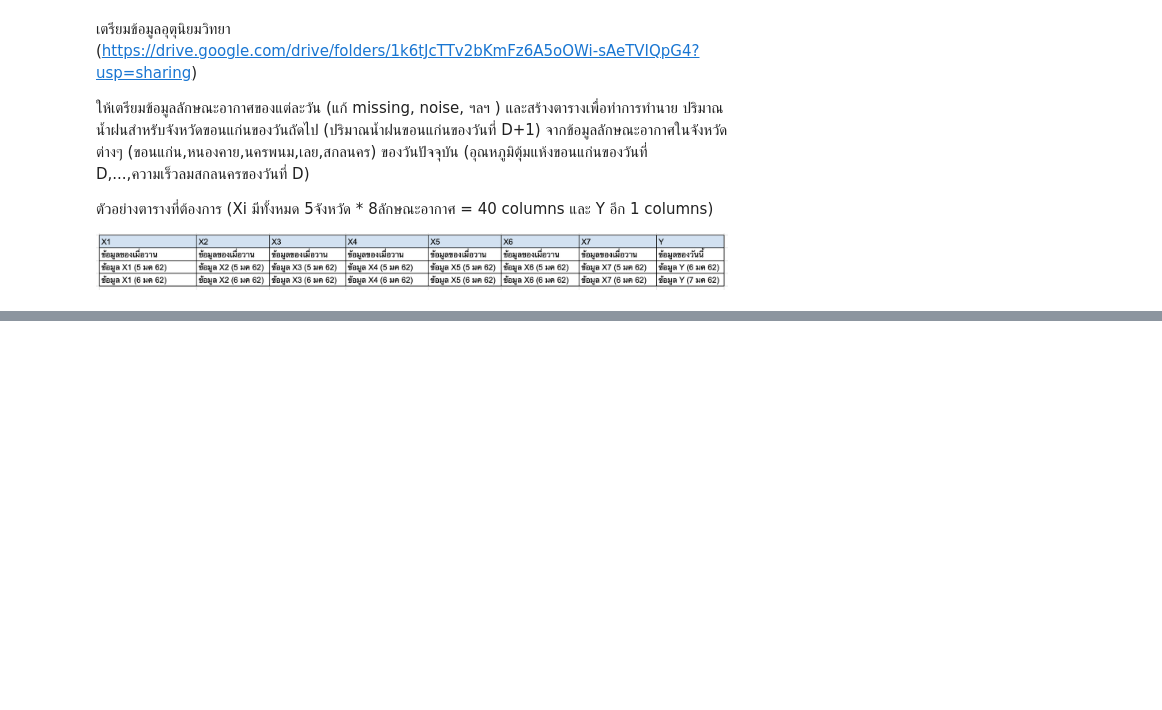
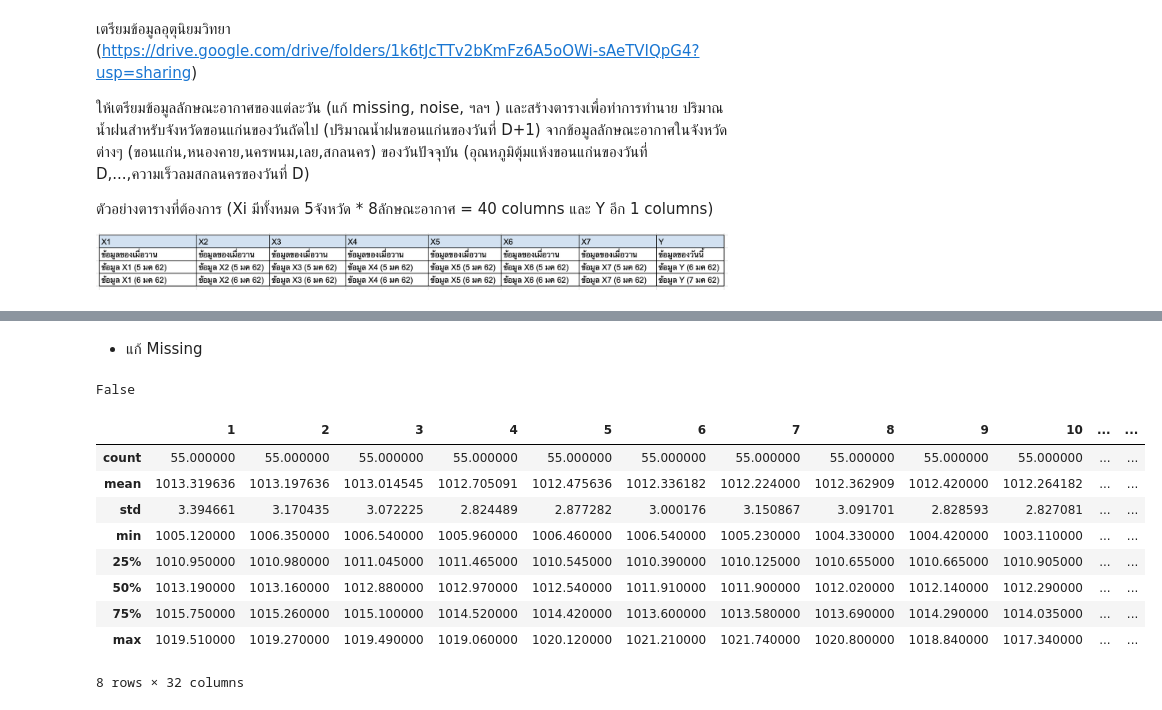
Before and after one commit to Thanatipz/BSC_DPDM23, a Jupyter notebook: midterm_bscdpdm23.ipynb, the cells around one changed output, grey strips where cells are left out. Cells and saved outputs as stored; diff of their text form; code cells hidden in the pictures; blank space fills up the shorter version.

```diff
--- a/midterm_bscdpdm23.ipynb
+++ b/midterm_bscdpdm23.ipynb
@@ -11,0 +21,6 @@
+# %%
+ap_temp_KhonKaen = pd.read_excel("/content/drive/MyDrive/BSC_DPDM/Midterm/อุตุ/ความกด(เปอร์เซ็นต์)/จ.ขอนแก่น.xlsx",header=4)
+ap_temp_NakhonPhanom = pd.read_excel("/content/drive/MyDrive/BSC_DPDM/Midterm/อุตุ/ความกด(เปอร์เซ็นต์)/จ.นครพนม.xlsx",header=4)
+ap_temp_Sakon = pd.read_excel("/content/drive/MyDrive/BSC_DPDM/Midterm/อุตุ/ความกด(เปอร์เซ็นต์)/จ.สกลนคร.xlsx",header=4)
+ap_temp_NongKhai = pd.read_excel("/content/drive/MyDrive/BSC_DPDM/Midterm/อุตุ/ความกด(เปอร์เซ็นต์)/จ.หนองคาย.xlsx",header=4)
+ap_temp_loei = pd.read_excel("/content/drive/MyDrive/BSC_DPDM/Midterm/อุตุ/ความกด(เปอร์เซ็นต์)/จ.เลย.xlsx",header=4)
@@ -11,0 +112,2 @@
+# %%
+e = {'Unnamed: 0':'ลำดับที่','Unnamed: 1':'สถานี','Unnamed: 2':'ปี/วัน/เดือน','Unnamed: 34':'ค่าเฉลี่ย'}
@@ -11,0 +116,6 @@
+# %%
+ap_temp_KhonKaen = ap_temp_KhonKaen.rename(columns = e)
+ap_temp_NakhonPhanom = ap_temp_NakhonPhanom.rename(columns = e)
+ap_temp_Sakon= ap_temp_Sakon.rename(columns = e)
+ap_temp_NongKhai= ap_temp_NongKhai.rename(columns = e)
+ap_temp_loei= ap_temp_loei.rename(columns = e)
@@ -11,0 +284,27 @@
+# %% [markdown]
+* แก้ Missing
+# %%
+ap_temp_KhonKaen.drop_duplicates().duplicated().any(),       # ความกดอากาศ
+ap_temp_NakhonPhanom.drop_duplicates().duplicated().any(),
+ap_temp_Sakon.drop_duplicates().duplicated().any(),
+ap_temp_NongKhai.drop_duplicates().duplicated().any(),
+ap_temp_loei.drop_duplicates().duplicated().any()
+# %% [output]
+False
+# %%
+ap_temp_KhonKaen,       # ความกดอากาศ
+ap_temp_NakhonPhanom,
+ap_temp_Sakon,
+ap_temp_NongKhai,
+ap_temp_loei.describe()
+# %% [output]
+|  | 1 | 2 | 3 | 4 | 5 | 6 | 7 | 8 | 9 | 10 | ... | ... |
+| count | 55.000000 | 55.000000 | 55.000000 | 55.000000 | 55.000000 | 55.000000 | 55.000000 | 55.000000 | 55.000000 | 55.000000 | ... | ... |
+| mean | 1013.319636 | 1013.197636 | 1013.014545 | 1012.705091 | 1012.475636 | 1012.336182 | 1012.224000 | 1012.362909 | 1012.420000 | 1012.264182 | ... | ... |
+| std | 3.394661 | 3.170435 | 3.072225 | 2.824489 | 2.877282 | 3.000176 | 3.150867 | 3.091701 | 2.828593 | 2.827081 | ... | ... |
+| min | 1005.120000 | 1006.350000 | 1006.540000 | 1005.960000 | 1006.460000 | 1006.540000 | 1005.230000 | 1004.330000 | 1004.420000 | 1003.110000 | ... | ... |
+| 25% | 1010.950000 | 1010.980000 | 1011.045000 | 1011.465000 | 1010.545000 | 1010.390000 | 1010.125000 | 1010.655000 | 1010.665000 | 1010.905000 | ... | ... |
+| 50% | 1013.190000 | 1013.160000 | 1012.880000 | 1012.970000 | 1012.540000 | 1011.910000 | 1011.900000 | 1012.020000 | 1012.140000 | 1012.290000 | ... | ... |
+| 75% | 1015.750000 | 1015.260000 | 1015.100000 | 1014.520000 | 1014.420000 | 1013.600000 | 1013.580000 | 1013.690000 | 1014.290000 | 1014.035000 | ... | ... |
+| max | 1019.510000 | 1019.270000 | 1019.490000 | 1019.060000 | 1020.120000 | 1021.210000 | 1021.740000 | 1020.800000 | 1018.840000 | 1017.340000 | ... | ... |
+8 rows × 32 columns
```
Also changed, not shown: parts of 63 cells of this notebook.
